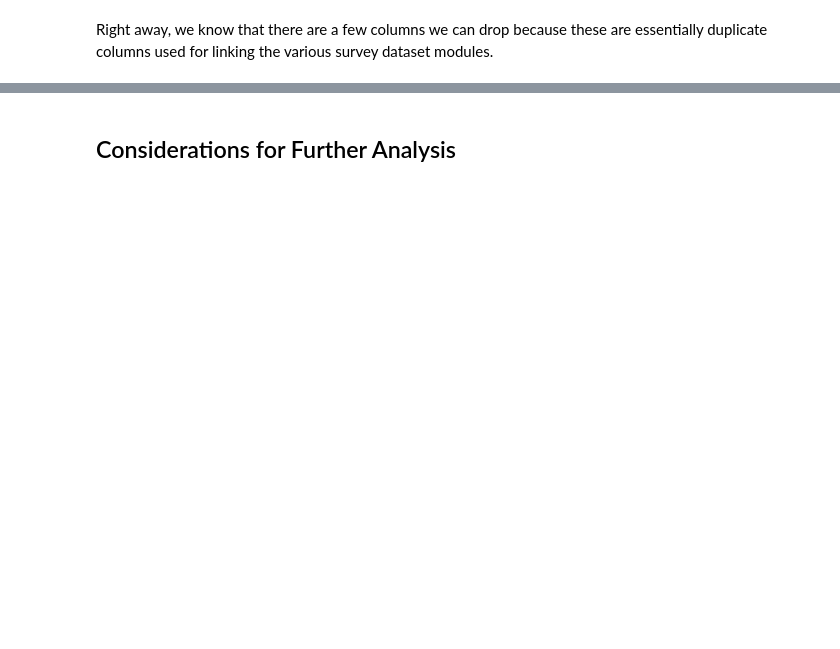
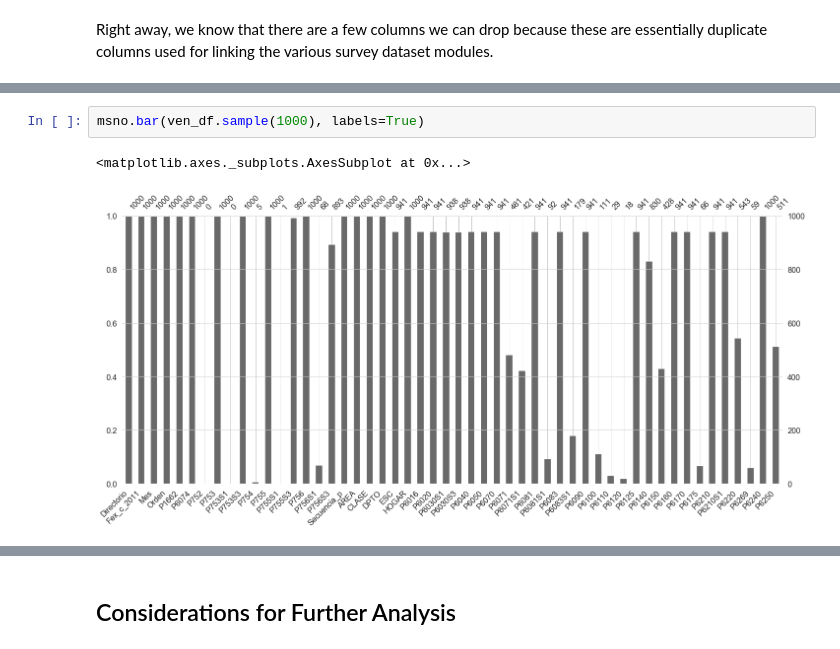
Before and after one commit to squiroga8/dsc-mod-5-project-online-ds-sp-000, a Jupyter notebook: student.ipynb, the cells around one changed output, grey strips where cells are left out. Drawn from its saved outputs; the diff is of its cells as text; blank space fills up the shorter version.

```diff
--- a/student.ipynb
+++ b/student.ipynb
@@ -321,0 +717,5 @@ ven_df.drop(['DIRECTORIO', 'SECUENCIA_P', 'ORDEN', 'Fex_c_2011', 'fex_c_2011_y',
+# %%
+msno.bar(ven_df.sample(1000), labels=True)
+# %% [output]
+<matplotlib.axes._subplots.AxesSubplot at 0x...>
+[figure, added]
```
Also changed, not shown: parts of 330 cells of this notebook, 50 other files.
